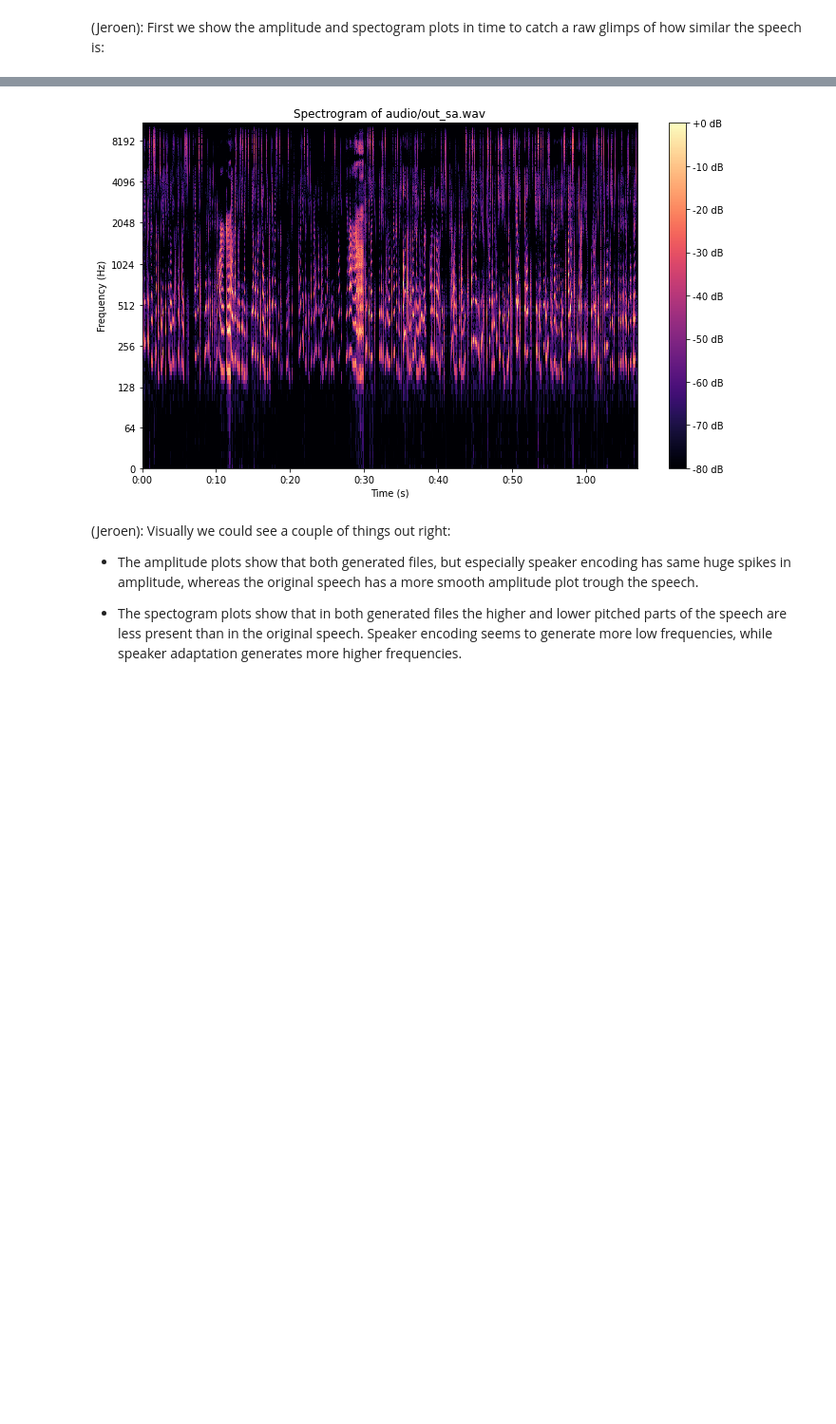
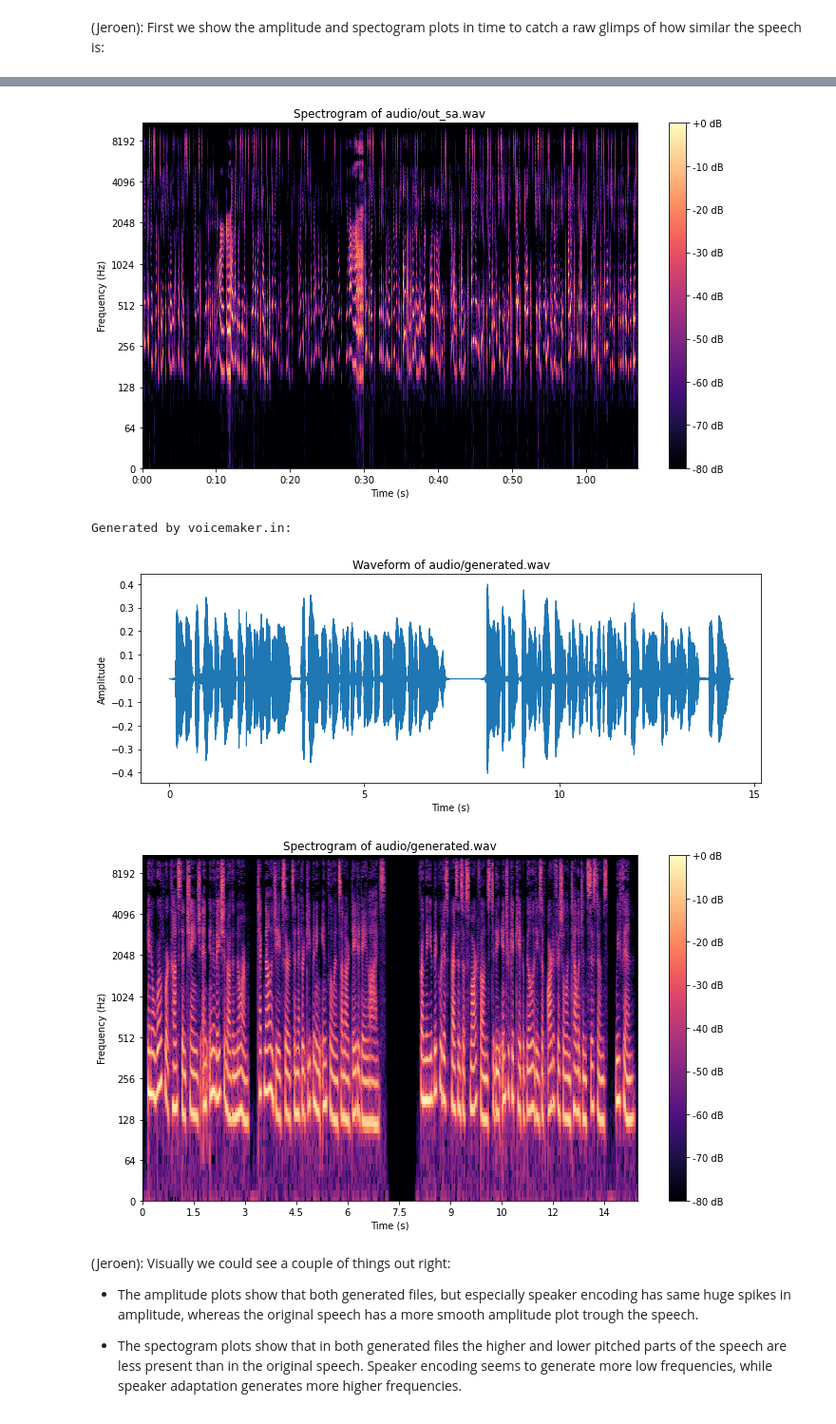
Before and after one commit to JeroenW-1951880/audio_analyzer, a Jupyter notebook: main.ipynb, the cells around one changed output, grey strips where cells are left out. Shown at 95% size. Cells and saved outputs as stored; diff of their text form; code cells hidden in the pictures; blank space fills up the shorter version.

```diff
--- a/main.ipynb
+++ b/main.ipynb
@@ -115,33 +115,62 @@ y2, sr2 = librosa.load(wav_file2)
 plt.figure(figsize=(10, 4))
 librosa.display.waveshow(y2, sr=sr2)
 plt.title('Waveform of {}'.format(wav_file2))
 plt.xlabel('Time (s)')
 plt.ylabel('Amplitude')
 plt.tight_layout()
 plt.show()
 
 # Compute the spectrogram for the third file
 D2 = librosa.amplitude_to_db(librosa.stft(y2), ref=np.max)
 
 # Create the spectrogram plot for the third file
 plt.figure(figsize=(10, 6))
 librosa.display.specshow(D2, sr=sr2, x_axis='time', y_axis='log')
 plt.colorbar(format='%+2.0f dB')
 plt.title('Spectrogram of {}'.format(wav_file2))
 plt.xlabel('Time (s)')
 plt.ylabel('Frequency (Hz)')
 plt.tight_layout()
 plt.show()
+
+#create the spectrogram plot for the fourth file
+print("Generated by voicemaker.in:")
+wav_file3 = "audio/generated.wav"
+y3, sr3 = librosa.load(wav_file3)
+
+# Create the waveform plot for the fourth file
+plt.figure(figsize=(10, 4))
+librosa.display.waveshow(y3, sr=sr3)
+plt.title('Waveform of {}'.format(wav_file3))
+plt.xlabel('Time (s)')
+plt.ylabel('Amplitude')
+plt.tight_layout()
+
+# Compute the spectrogram for the fourth file
+D3 = librosa.amplitude_to_db(librosa.stft(y3), ref=np.max)
+
+# Create the spectrogram plot for the fourth file
+plt.figure(figsize=(10, 6))
+librosa.display.specshow(D3, sr=sr3, x_axis='time', y_axis='log')
+plt.colorbar(format='%+2.0f dB')
+plt.title('Spectrogram of {}'.format(wav_file3))
+plt.xlabel('Time (s)')
+plt.ylabel('Frequency (Hz)')
+plt.tight_layout()
+plt.show()
 # %% [output]
 Ground truth:
 [figure]
 [figure]
 Speaker encoding:
 [figure]
 [figure]
 Speaker adaptation:
 [figure]
 [figure]
+Generated by voicemaker.in:
+[figure, added]
+[figure, added]
 # %% [markdown]
 (Jeroen): Visually we could see a couple of things out right:
 
```
Also changed, not shown: parts of 3 cells of this notebook, 11 other files.
